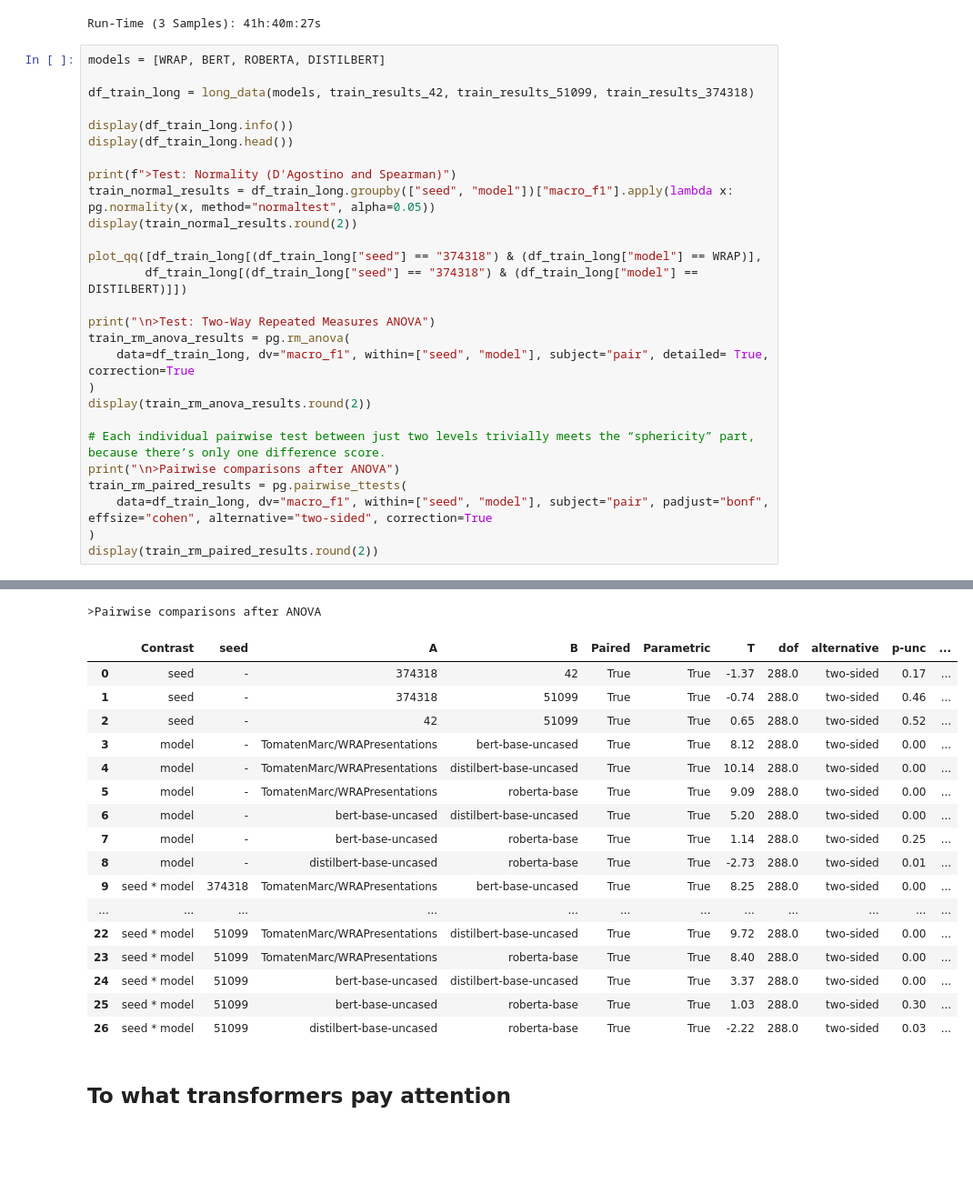
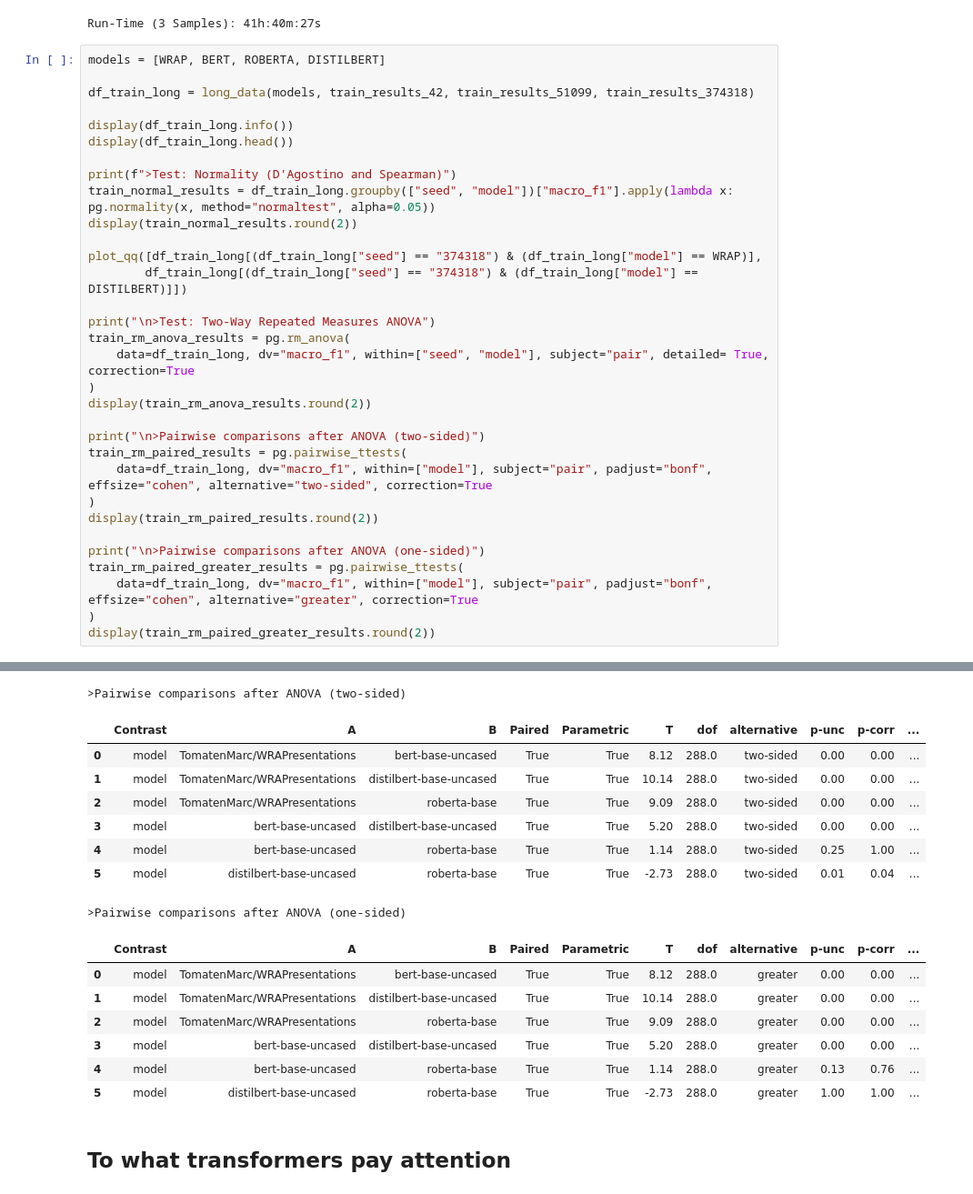
Before and after one commit to TomatenMarc/Limited-Generalizability, a Jupyter notebook: notebooks/results.ipynb, the cells around one changed output, grey strips where cells are left out. Shown at 91% size. Cells and saved outputs as stored; diff of their text form; blank space fills up the shorter version.

```diff
--- a/notebooks/results.ipynb
+++ b/notebooks/results.ipynb
@@ -364,12 +364,17 @@ train_rm_anova_results = pg.rm_anova(
 )
 display(train_rm_anova_results.round(2))
 
-# Each individual pairwise test between just two levels trivially meets the “sphericity” part, because there’s only one difference score.
-print("\n>Pairwise comparisons after ANOVA")
+print("\n>Pairwise comparisons after ANOVA (two-sided)")
 train_rm_paired_results = pg.pairwise_ttests(
-    data=df_train_long, dv="macro_f1", within=["seed", "model"], subject="pair", padjust="bonf", effsize="cohen", alternative="two-sided", correction=True
+    data=df_train_long, dv="macro_f1", within=["model"], subject="pair", padjust="bonf", effsize="cohen", alternative="two-sided", correction=True
 )
 display(train_rm_paired_results.round(2))
+
+print("\n>Pairwise comparisons after ANOVA (one-sided)")
+train_rm_paired_greater_results = pg.pairwise_ttests(
+    data=df_train_long, dv="macro_f1", within=["model"], subject="pair", padjust="bonf", effsize="cohen", alternative="greater", correction=True
+)
+display(train_rm_paired_greater_results.round(2))
 # %% [output]
 <class 'pandas.core.frame.DataFrame'>
 RangeIndex: 3468 entries, 0 to 3467
@@ -383,51 +388,49 @@ Data columns (total 4 columns):
 dtypes: category(2), float64(1), object(1)
 memory usage: 61.4+ KB
 None
 |  | pair | seed | model | macro_f1 |
 | 0 | (ABSTRCT, ABSTRCT) | 42 | TomatenMarc/WRAPresentations | 0.890904 |
 | 1 | (ACQUA, ABSTRCT) | 42 | TomatenMarc/WRAPresentations | 0.654674 |
 | 2 | (AEC, ABSTRCT) | 42 | TomatenMarc/WRAPresentations | 0.398137 |
 | 3 | (AFS, ABSTRCT) | 42 | TomatenMarc/WRAPresentations | 0.733980 |
 | 4 | (ARGUMINSCI, ABSTRCT) | 42 | TomatenMarc/WRAPresentations | 0.588149 |
 >Test: Normality (D'Agostino and Spearman)
 |  |  |  |  | W | pval | normal |
 | seed | model |  |  |  |  |  |
 | 374318 | TomatenMarc/WRAPresentations | 374318 | TomatenMarc/WRAPresentations | 8.48 | 0.01 | False |
 |  | bert-base-uncased | 374318 | bert-base-uncased | 3.82 | 0.15 | True |
 |  | distilbert-base-uncased | 374318 | distilbert-base-uncased | 7.34 | 0.03 | False |
 |  | roberta-base | 374318 | roberta-base | 1.53 | 0.47 | True |
 | 42 | TomatenMarc/WRAPresentations | 42 | TomatenMarc/WRAPresentations | 4.95 | 0.08 | True |
 |  | bert-base-uncased | 42 | bert-base-uncased | 2.54 | 0.28 | True |
 |  | distilbert-base-uncased | 42 | distilbert-base-uncased | 5.28 | 0.07 | True |
 |  | roberta-base | 42 | roberta-base | 0.53 | 0.77 | True |
 | 51099 | TomatenMarc/WRAPresentations | 51099 | TomatenMarc/WRAPresentations | 4.25 | 0.12 | True |
 |  | bert-base-uncased | 51099 | bert-base-uncased | 3.37 | 0.19 | True |
 |  | distilbert-base-uncased | 51099 | distilbert-base-uncased | 4.55 | 0.10 | True |
 |  | roberta-base | 51099 | roberta-base | 1.98 | 0.37 | True |
 [figure]
 >Test: Two-Way Repeated Measures ANOVA
 |  | Source | SS | ddof1 | ddof2 | MS | F | p-unc | p-GG-corr | ng2 | eps |
 | 0 | seed | 0.01 | 2 | 576 | 0.00 | 0.97 | 0.38 | 0.38 | 0.00 | 1.00 |
 | 1 | model | 1.25 | 3 | 864 | 0.42 | 69.47 | 0.00 | 0.00 | 0.03 | 0.56 |
 | 2 | seed * model | 0.04 | 6 | 1728 | 0.01 | 4.82 | 0.00 | 0.01 | 0.00 | 0.38 |
->Pairwise comparisons after ANOVA
+>Pairwise comparisons after ANOVA (two-sided)
-|  | Contrast | seed | A | B | Paired | Parametric | T | dof | alternative | p-unc | ... |
-| 0 | seed | - | 374318 | 42 | True | True | -1.37 | 288.0 | two-sided | 0.17 | ... |
-| 1 | seed | - | 374318 | 51099 | True | True | -0.74 | 288.0 | two-sided | 0.46 | ... |
-| 2 | seed | - | 42 | 51099 | True | True | 0.65 | 288.0 | two-sided | 0.52 | ... |
-| 3 | model | - | TomatenMarc/WRAPresentations | bert-base-uncased | True | True | 8.12 | 288.0 | two-sided | 0.00 | ... |
-| 4 | model | - | TomatenMarc/WRAPresentations | distilbert-base-uncased | True | True | 10.14 | 288.0 | two-sided | 0.00 | ... |
-| 5 | model | - | TomatenMarc/WRAPresentations | roberta-base | True | True | 9.09 | 288.0 | two-sided | 0.00 | ... |
-| 6 | model | - | bert-base-uncased | distilbert-base-uncased | True | True | 5.20 | 288.0 | two-sided | 0.00 | ... |
-| 7 | model | - | bert-base-uncased | roberta-base | True | True | 1.14 | 288.0 | two-sided | 0.25 | ... |
-| 8 | model | - | distilbert-base-uncased | roberta-base | True | True | -2.73 | 288.0 | two-sided | 0.01 | ... |
-| 9 | seed * model | 374318 | TomatenMarc/WRAPresentations | bert-base-uncased | True | True | 8.25 | 288.0 | two-sided | 0.00 | ... |
-| ... | ... | ... | ... | ... | ... | ... | ... | ... | ... | ... | ... |
-| 22 | seed * model | 51099 | TomatenMarc/WRAPresentations | distilbert-base-uncased | True | True | 9.72 | 288.0 | two-sided | 0.00 | ... |
-| 23 | seed * model | 51099 | TomatenMarc/WRAPresentations | roberta-base | True | True | 8.40 | 288.0 | two-sided | 0.00 | ... |
-| 24 | seed * model | 51099 | bert-base-uncased | distilbert-base-uncased | True | True | 3.37 | 288.0 | two-sided | 0.00 | ... |
-| 25 | seed * model | 51099 | bert-base-uncased | roberta-base | True | True | 1.03 | 288.0 | two-sided | 0.30 | ... |
-| 26 | seed * model | 51099 | distilbert-base-uncased | roberta-base | True | True | -2.22 | 288.0 | two-sided | 0.03 | ... |
+|  | Contrast | A | B | Paired | Parametric | T | dof | alternative | p-unc | p-corr | ... |
+| 0 | model | TomatenMarc/WRAPresentations | bert-base-uncased | True | True | 8.12 | 288.0 | two-sided | 0.00 | 0.00 | ... |
+| 1 | model | TomatenMarc/WRAPresentations | distilbert-base-uncased | True | True | 10.14 | 288.0 | two-sided | 0.00 | 0.00 | ... |
+| 2 | model | TomatenMarc/WRAPresentations | roberta-base | True | True | 9.09 | 288.0 | two-sided | 0.00 | 0.00 | ... |
+| 3 | model | bert-base-uncased | distilbert-base-uncased | True | True | 5.20 | 288.0 | two-sided | 0.00 | 0.00 | ... |
+| 4 | model | bert-base-uncased | roberta-base | True | True | 1.14 | 288.0 | two-sided | 0.25 | 1.00 | ... |
+| 5 | model | distilbert-base-uncased | roberta-base | True | True | -2.73 | 288.0 | two-sided | 0.01 | 0.04 | ... |
+>Pairwise comparisons after ANOVA (one-sided)
+|  | Contrast | A | B | Paired | Parametric | T | dof | alternative | p-unc | p-corr | ... |
+| 0 | model | TomatenMarc/WRAPresentations | bert-base-uncased | True | True | 8.12 | 288.0 | greater | 0.00 | 0.00 | ... |
+| 1 | model | TomatenMarc/WRAPresentations | distilbert-base-uncased | True | True | 10.14 | 288.0 | greater | 0.00 | 0.00 | ... |
+| 2 | model | TomatenMarc/WRAPresentations | roberta-base | True | True | 9.09 | 288.0 | greater | 0.00 | 0.00 | ... |
+| 3 | model | bert-base-uncased | distilbert-base-uncased | True | True | 5.20 | 288.0 | greater | 0.00 | 0.00 | ... |
+| 4 | model | bert-base-uncased | roberta-base | True | True | 1.14 | 288.0 | greater | 0.13 | 0.76 | ... |
+| 5 | model | distilbert-base-uncased | roberta-base | True | True | -2.73 | 288.0 | greater | 1.00 | 1.00 | ... |
 # %% [markdown]
 ## To what transformers pay attention
 # %%
```
Also changed, not shown: parts of 4 cells of this notebook.
